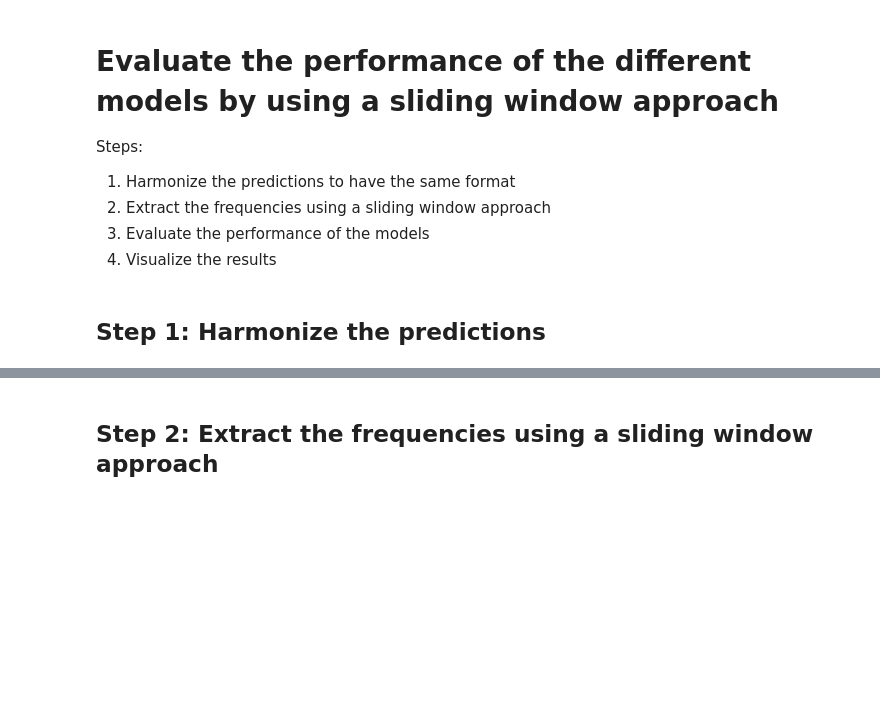
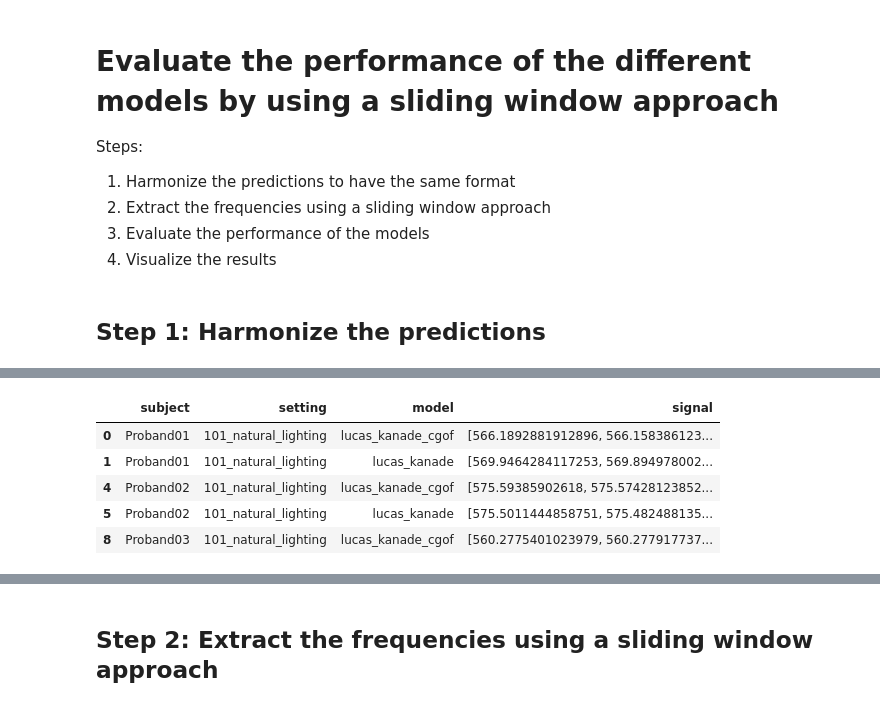
Before and after one commit to pzierahn/respiration, a Jupyter notebook: notebooks/03-Analysis/evaluation.ipynb, the cells around one changed output, grey strips where cells are left out. Saved outputs shown, nothing was run; the diff lists cells and outputs as text; code cells hidden in the pictures; blank space fills up the shorter version.

```diff
--- a/notebooks/03-Analysis/evaluation.ipynb
+++ b/notebooks/03-Analysis/evaluation.ipynb
@@ -50,15 +71,22 @@ pretrained_predictions.head()
 # %%
-unsupervised_file = utils.join_paths(signals_dir, 'unsupervised_predictions.csv')
-unsupervised_predictions = pd.read_csv(unsupervised_file)
-unsupervised_predictions['signal'] = unsupervised_predictions['signal'].apply(eval).apply(np.array)
-
-# Only keep the chest roi predictions
-unsupervised_predictions = unsupervised_predictions[unsupervised_predictions['roi'] == 'chest']
+lucas_kanade_file = utils.join_paths(signals_dir, 'lucas_kanade.csv')
+lucas_kanade = pd.read_csv(lucas_kanade_file)
+lucas_kanade['signal'] = lucas_kanade['signal'].apply(eval).apply(np.array)
 
 # Rename column method to model
-unsupervised_predictions.rename(columns={'method': 'model'}, inplace=True)
+lucas_kanade.rename(columns={'method': 'model'}, inplace=True)
+
+# Remove all the rows that have a signal with a length of 0
+lucas_kanade = lucas_kanade[lucas_kanade['grey'] == False]
 
 # Only keep the columns that are needed
-unsupervised_predictions = unsupervised_predictions[['subject', 'setting', 'model', 'signal']]
+lucas_kanade = lucas_kanade[['subject', 'setting', 'model', 'signal']]
 
-unsupervised_predictions.head()
+lucas_kanade.head()
+# %% [output]
+|  | subject | setting | model | signal |
+| 0 | Proband01 | 101_natural_lighting | lucas_kanade_cgof | [566.1892881912896, 566.158386123... |
+| 1 | Proband01 | 101_natural_lighting | lucas_kanade | [569.9464284117253, 569.894978002... |
+| 4 | Proband02 | 101_natural_lighting | lucas_kanade_cgof | [575.59385902618, 575.57428123852... |
+| 5 | Proband02 | 101_natural_lighting | lucas_kanade | [575.5011444858751, 575.482488135... |
+| 8 | Proband03 | 101_natural_lighting | lucas_kanade_cgof | [560.2775401023979, 560.277917737... |
```
Also changed, not shown: parts of 21 cells of this notebook.
